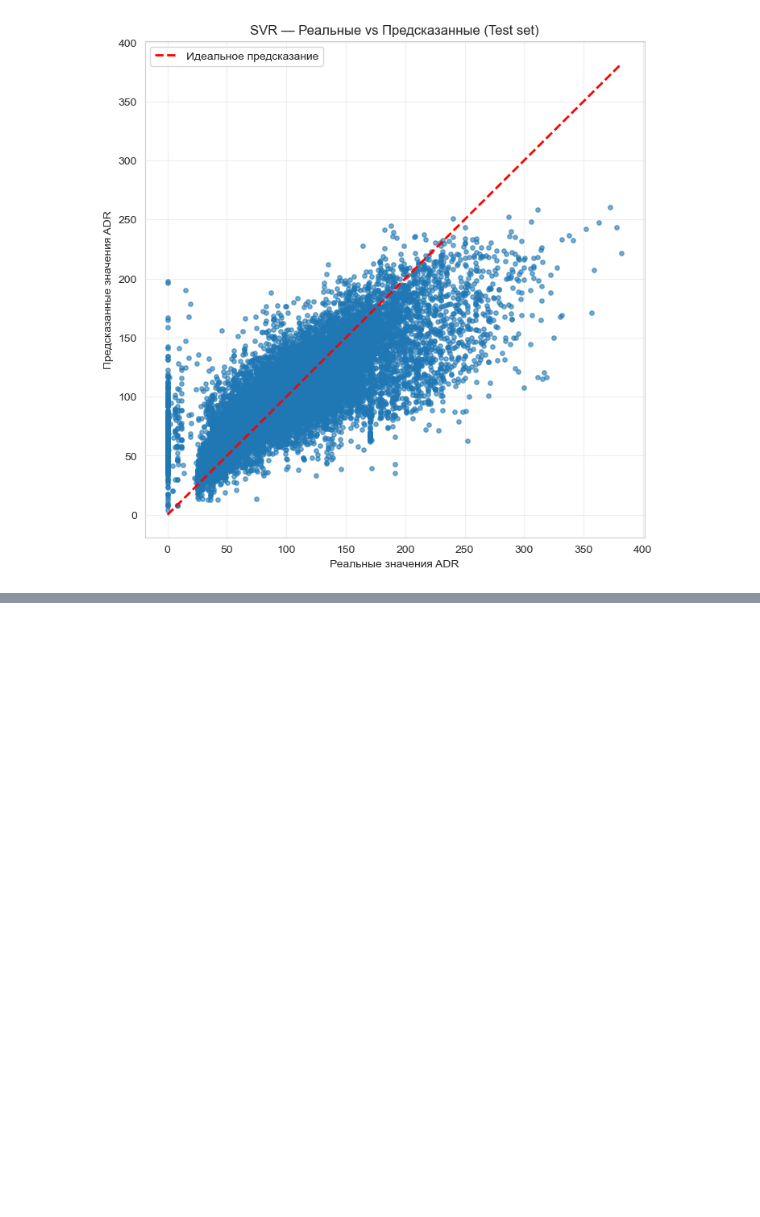
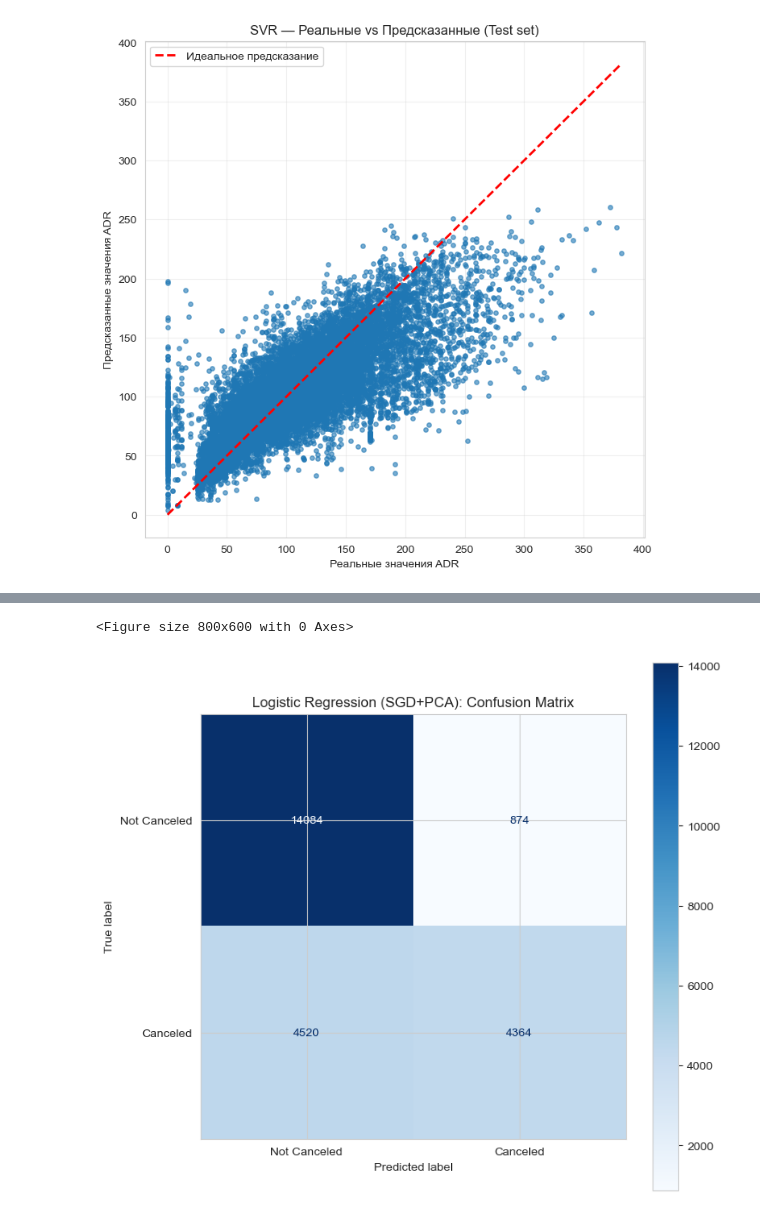
Before and after one commit to slaav1k/RSREU_MethodsML, a Jupyter notebook: sample2.ipynb, the cells around one changed output, grey strips where cells are left out. Drawn from its saved outputs; the diff is of its cells as text; code cells hidden in the pictures; blank space fills up the shorter version.

```diff
--- a/sample2.ipynb
+++ b/sample2.ipynb
@@ -1543,0 +1815,7 @@ plt.show()
+# %%
+param_grid_log = {
+    'classifier__alpha': [0.0001, 0.001, 0.01],           # сила регуляризации
+    'classifier__learning_rate': ['optimal', 'adaptive'], # стратегия обучения
+    'classifier__penalty': ['l2', 'l1', 'elasticnet'],    # тип регуляризации
+    'classifier__eta0': [0.01, 0.1]                        # начальная скорость (для adaptive)
+}
@@ -1543,0 +1897,22 @@ plt.show()
+# %%
+from sklearn.metrics import confusion_matrix, ConfusionMatrixDisplay, classification_report, accuracy_score, f1_score
+
+# Применяем лучшие параметры и обучаем на полной тренировочной выборке
+log_reg_pipeline.set_params(
+    classifier__alpha=best_params_log[0],
+    classifier__learning_rate=best_params_log[1],
+    classifier__penalty=best_params_log[2],
+    classifier__eta0=best_params_log[3]
+)
+
+log_reg_pipeline.fit(Xcl_train_full, ycl_train_full)
+
+ycl_pred_test_log = log_reg_pipeline.predict(Xcl_test)
+
+print(f"Logistic Regression — Результаты на ТЕСТОВОЙ выборке:")
+print(f"Accuracy = {accuracy_score(ycl_test, ycl_pred_test_log):.4f}")
+print(f"Precision = {precision_score(ycl_test, ycl_pred_test_log):.4f}")
+print(f"Recall = {recall_score(ycl_test, ycl_pred_test_log):.4f}")
+print(f"F1-Score = {f1_score(ycl_test, ycl_pred_test_log):.4f}")
+print("\nДетальный отчет (Classification Report):")
+print(classification_report(ycl_test, ycl_pred_test_log))
@@ -1543,0 +1935,15 @@ plt.show()
+# %%
+from sklearn.metrics import confusion_matrix, ConfusionMatrixDisplay, classification_report, accuracy_score, f1_score
+import matplotlib.pyplot as plt
+
+plt.figure(figsize=(8, 6))
+cm = confusion_matrix(ycl_test, ycl_pred_test_log)
+disp = ConfusionMatrixDisplay(confusion_matrix=cm, display_labels=['Not Canceled', 'Canceled'])
+
+fig, ax = plt.subplots(figsize=(8, 8))
+disp.plot(ax=ax, cmap='Blues', values_format='d')
+plt.title('Logistic Regression (SGD+PCA): Confusion Matrix')
+plt.show()
+# %% [output]
+<Figure size 800x600 with 0 Axes>
+[figure, added]
```
Also changed, not shown: parts of 74 cells of this notebook.
